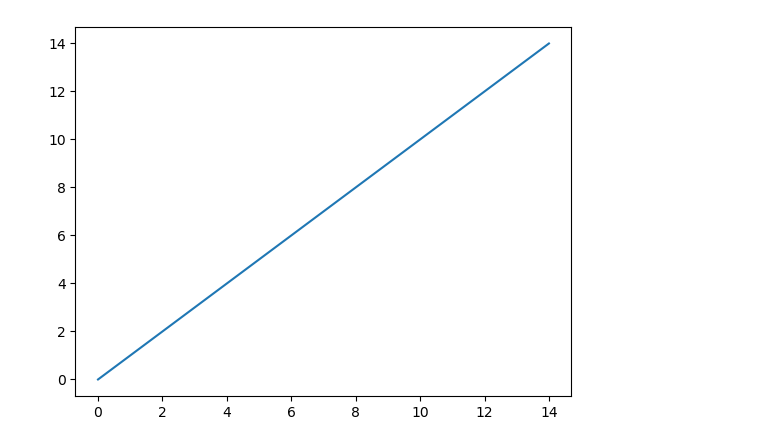
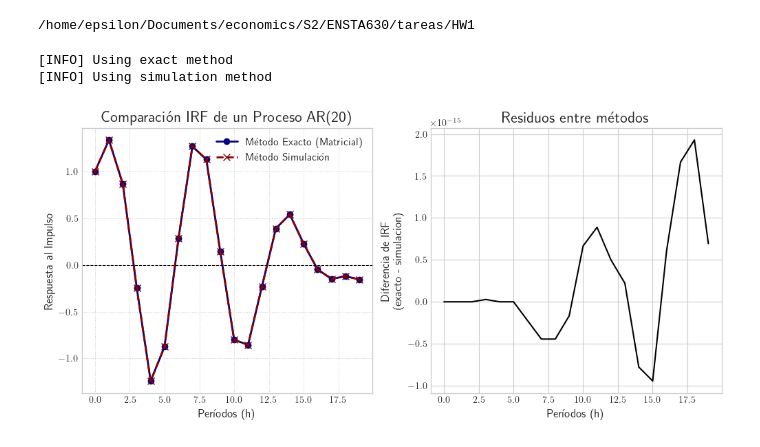
Before and after one commit to ensta630team/HW1---Python, a Jupyter notebook: presentation/notebooks/test.ipynb, the cells around one changed output. Drawn from its saved outputs; the diff is of its cells as text; code cells hidden in the pictures.

```diff
--- a/presentation/notebooks/test.ipynb
+++ b/presentation/notebooks/test.ipynb
@@ -1 +1,5 @@
+# %%
+cd ../..
+# %% [output]
+/home/epsilon/Documents/economics/S2/ENSTA630/tareas/HW1
 # %%
@@ -3,6 +10,19 @@ import matplotlib.pyplot as plt
 # %%
-plt.figure()
-plt.plot(range(15))
-plt.show()
+# Model instance
+H = 20
+p=20
+ar_model = AR(p=p)
+
+F = ar_model.build_F()
+
+cond_0 = ar_model.is_stationary(F)
+
+irf_exact = ar_model.get_irf(H=H, F=F, method='exact')
+irf_simulation = ar_model.get_irf(H=H, F=F,
+                                  method='simulation')
+
+plot_irf_comparison(irf_exact, irf_simulation, H)
 # %% [output]
+[INFO] Using exact method
+[INFO] Using simulation method
-[figure, old version]
+[figure, new version]
```
Also changed, not shown: parts of 1 cell of this notebook, 2 other files.
